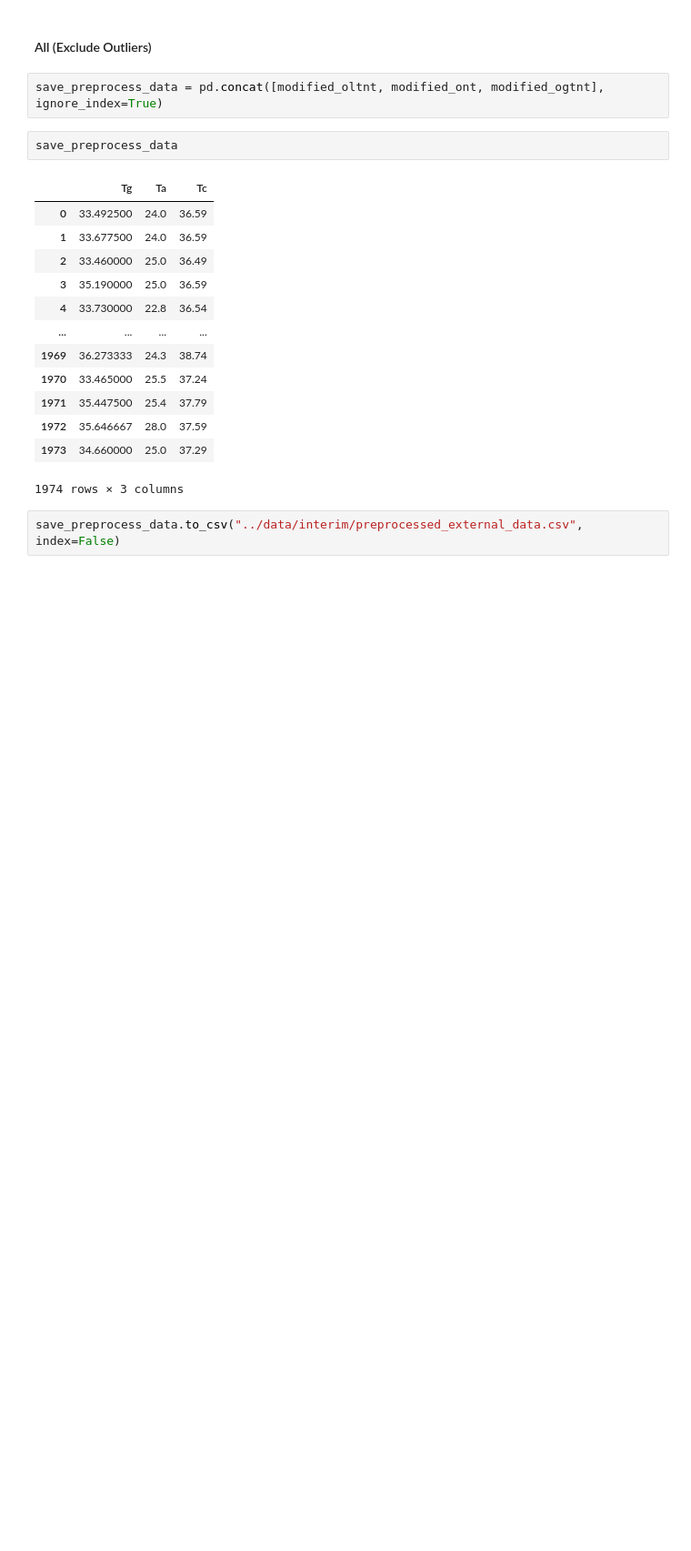
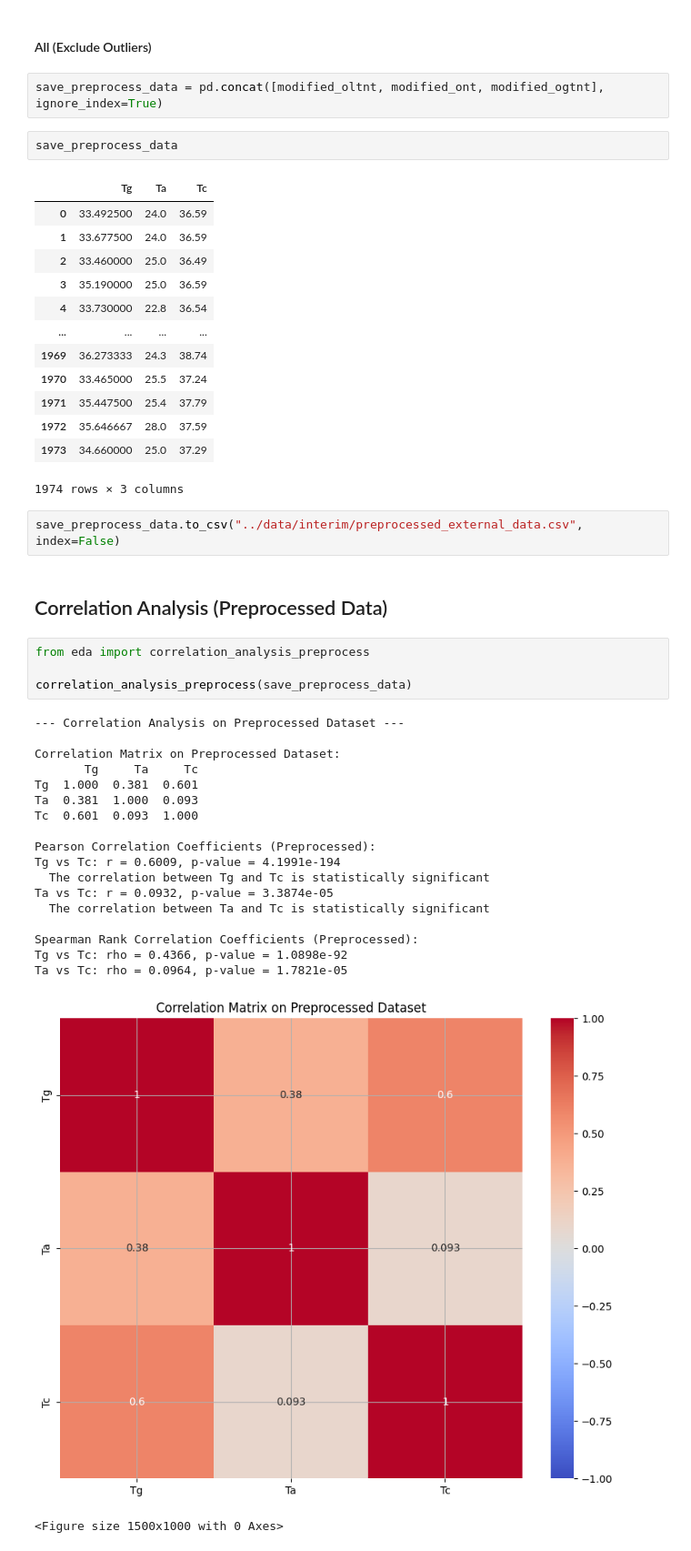
Before and after one commit to woaine/calcifer, a Jupyter notebook: notebooks/eda.ipynb, the cells around one changed output. Shown at 91% size. Drawn from its saved outputs; the diff is of its cells as text; blank space fills up the shorter version.

Commit message:
feat: import correlation analysis function for preprocessed datasets

```diff
--- a/notebooks/eda.ipynb
+++ b/notebooks/eda.ipynb
@@ -351,3 +351,29 @@ save_preprocess_data
 1974 rows × 3 columns
 # %%
 save_preprocess_data.to_csv("../data/interim/preprocessed_external_data.csv", index=False)
+# %% [markdown]
+## Correlation Analysis (Preprocessed Data)
+# %%
+from eda import correlation_analysis_preprocess
+
+correlation_analysis_preprocess(save_preprocess_data)
+# %% [output]
+--- Correlation Analysis on Preprocessed Dataset ---
+
+Correlation Matrix on Preprocessed Dataset:
+       Tg     Ta     Tc
+Tg  1.000  0.381  0.601
+Ta  0.381  1.000  0.093
+Tc  0.601  0.093  1.000
+
+Pearson Correlation Coefficients (Preprocessed):
+Tg vs Tc: r = 0.6009, p-value = 4.1991e-194
+  The correlation between Tg and Tc is statistically significant
+Ta vs Tc: r = 0.0932, p-value = 3.3874e-05
+  The correlation between Ta and Tc is statistically significant
+
+Spearman Rank Correlation Coefficients (Preprocessed):
+Tg vs Tc: rho = 0.4366, p-value = 1.0898e-92
+Ta vs Tc: rho = 0.0964, p-value = 1.7821e-05
+[figure, added]
+<Figure size 1500x1000 with 0 Axes>
```
Also changed, not shown: parts of 1 cell of this notebook.
